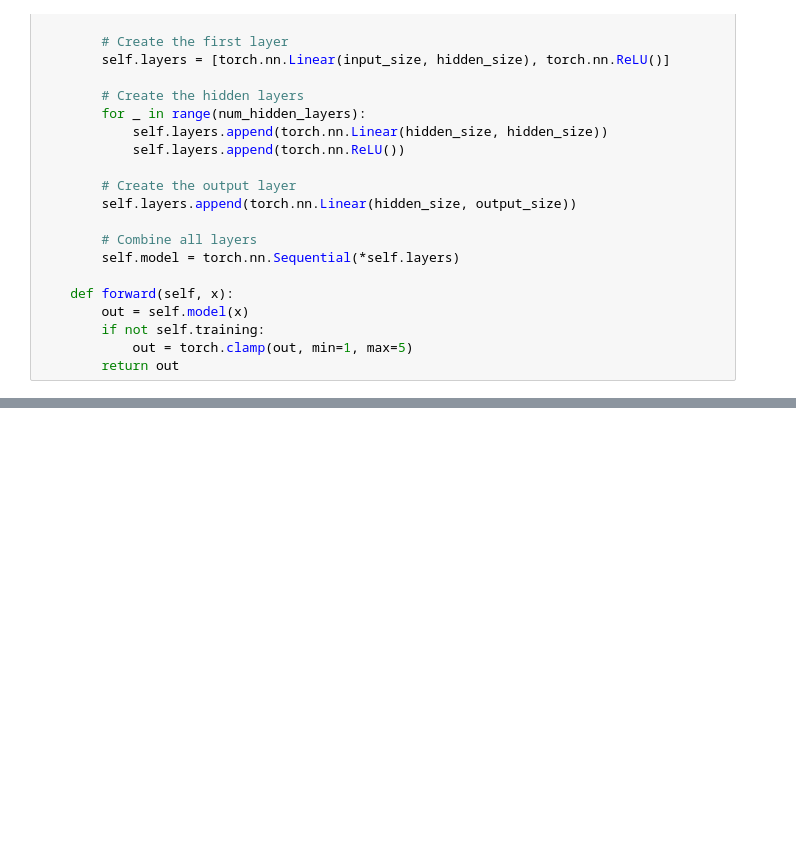
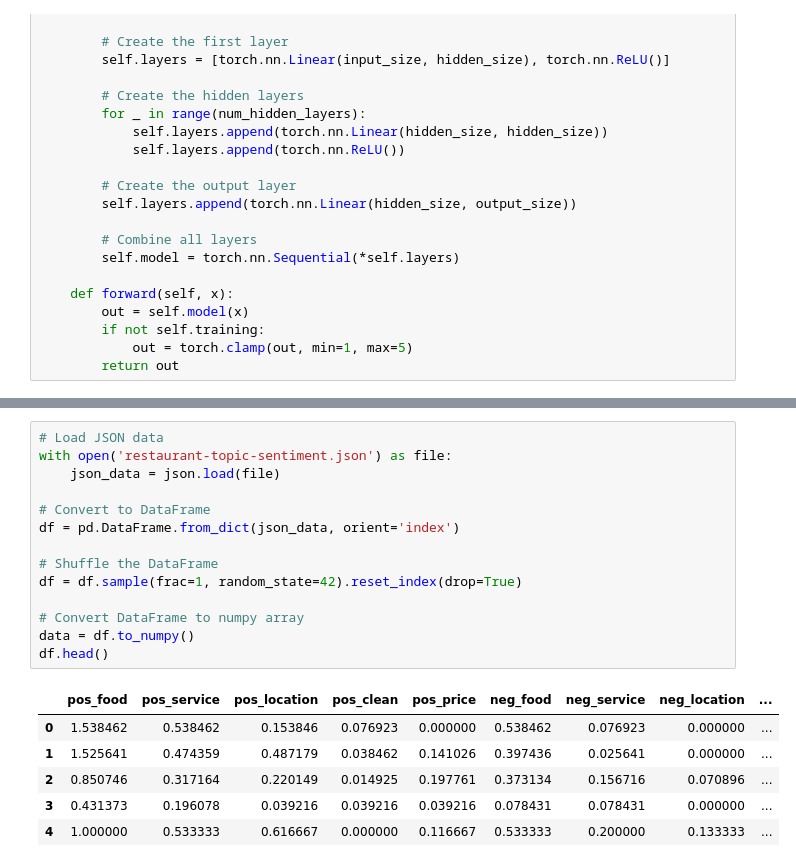
Before and after one commit to jotyot/rate-review, a Jupyter notebook: total-sent-nn.ipynb, the cells around one changed output, grey strips where cells are left out. Drawn from its saved outputs; the diff is of its cells as text; blank space fills up the shorter version.

```diff
--- a/total-sent-nn.ipynb
+++ b/total-sent-nn.ipynb
@@ -155,0 +180,21 @@ torch.save(best.state_dict(), "nn4_40.pt")
+# %%
+# Load JSON data
+with open('restaurant-topic-sentiment.json') as file:
+    json_data = json.load(file)
+
+# Convert to DataFrame
+df = pd.DataFrame.from_dict(json_data, orient='index')
+
+# Shuffle the DataFrame
+df = df.sample(frac=1, random_state=42).reset_index(drop=True)
+
+# Convert DataFrame to numpy array
+data = df.to_numpy()
+df.head()
+# %% [output]
+|  | pos_food | pos_service | pos_location | pos_clean | pos_price | neg_food | neg_service | neg_location | ... |
+| 0 | 1.538462 | 0.538462 | 0.153846 | 0.076923 | 0.000000 | 0.538462 | 0.076923 | 0.000000 | ... |
+| 1 | 1.525641 | 0.474359 | 0.487179 | 0.038462 | 0.141026 | 0.397436 | 0.025641 | 0.000000 | ... |
+| 2 | 0.850746 | 0.317164 | 0.220149 | 0.014925 | 0.197761 | 0.373134 | 0.156716 | 0.070896 | ... |
+| 3 | 0.431373 | 0.196078 | 0.039216 | 0.039216 | 0.039216 | 0.078431 | 0.078431 | 0.000000 | ... |
+| 4 | 1.000000 | 0.533333 | 0.616667 | 0.000000 | 0.116667 | 0.533333 | 0.200000 | 0.133333 | ... |
```
Also changed, not shown: parts of 11 cells of this notebook, 4 other files.
